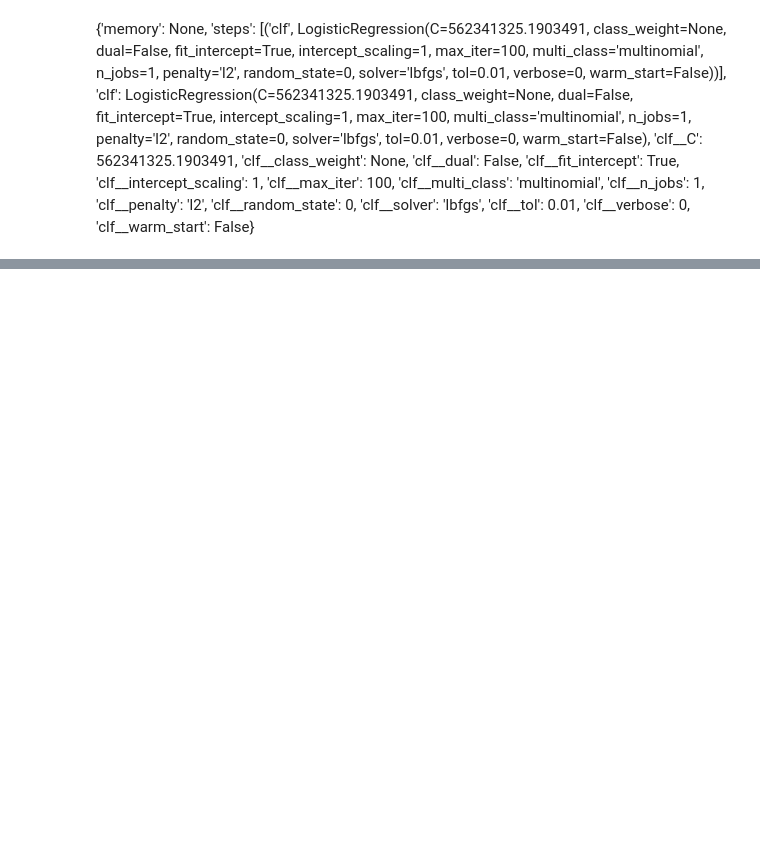
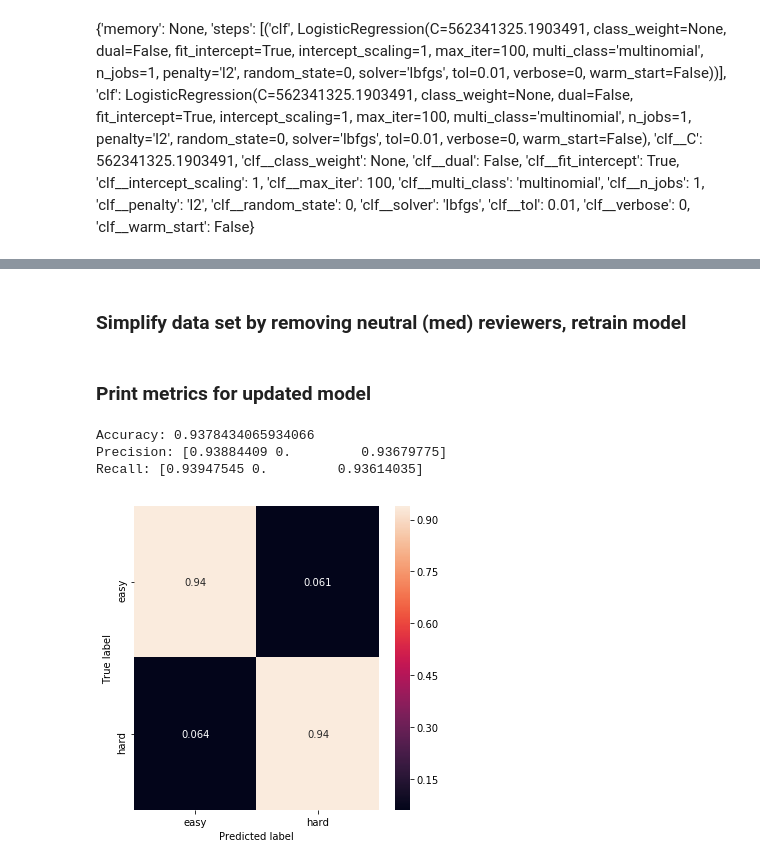
Before and after one commit to bdorsey2/yelp_reviewer_toughness, a Jupyter notebook: hard_easy_reviewer_model-v2.ipynb, the cells around one changed output, grey strips where cells are left out. Cells and saved outputs as stored; diff of their text form; code cells hidden in the pictures; blank space fills up the shorter version.

```diff
--- a/hard_easy_reviewer_model-v2.ipynb
+++ b/hard_easy_reviewer_model-v2.ipynb
@@ -270,5 +225,59 @@ Recall: [0.1691989  0.94944492 0.3609589 ]
+# %% [markdown]
+### Simplify data set by removing neutral (med) reviewers, retrain model
 # %%
 easy_med_df = df_by_usr[df_by_usr.reviewer_label!='med']
 # %%
 train_data, test_data, train_target, test_target = train_test_split(df_by_usr['text_agg'],
                                                                     df_by_usr['reviewer_label'])
+# %%
+def plot_cm(pred):
+    cm = confusion_matrix(test_target,pred, labels=['easy', 'hard'])
+    cm = cm.astype('float')/cm.sum(axis=1)[:, np.newaxis]
+
+    df_cm = pd.DataFrame(cm, index = ['easy', 'hard'],
+                      columns = ['easy', 'hard'])
+
+    plt.figure(figsize = (5,5))
+    sns.heatmap(df_cm, annot=True)
+    plt.ylabel('True label')
+    plt.xlabel('Predicted label')
+    plt.tight_layout()
+# %%
+str_test_data = []
+for text in test_data:
+    str_test_data.append(str(text))
+# %%
+str_train_data = []
+for text in train_data:
+    str_train_data.append(str(text))
+# %%
+df_easy_hard = df_by_usr[df_by_usr.reviewer_label!='med']
+
+train_data, test_data, train_target, test_target = train_test_split(df_easy_hard['text_agg'],
+                                                                    df_easy_hard['reviewer_label'])
+
+str_test_data = []
+for text in test_data:
+    str_test_data.append(str(text))
+
+str_train_data = []
+for text in train_data:
+    str_train_data.append(str(text))
+
+vectorizer = TfidfVectorizer(binary=True, ngram_range=(1,2), max_df=0.98)
+train_features = vectorizer.fit_transform(str_train_data)
+test_features = vectorizer.transform(str_test_data)
+
+lr = LogisticRegression(C=562341325, solver='lbfgs', tol=0.01)
+lr.fit(train_features, train_target)
+lr_pred = lr.predict(test_features)
+# %% [markdown]
+### Print metrics for updated model
+# %%
+print_metrics(lr_pred)
+plot_cm(lr_pred)
+# %% [output]
+Accuracy: 0.9378434065934066
+Precision: [0.93884409 0.         0.93679775]
+Recall: [0.93947545 0.         0.93614035]
+[figure, added]
```
Also changed, not shown: parts of 18 cells of this notebook.
